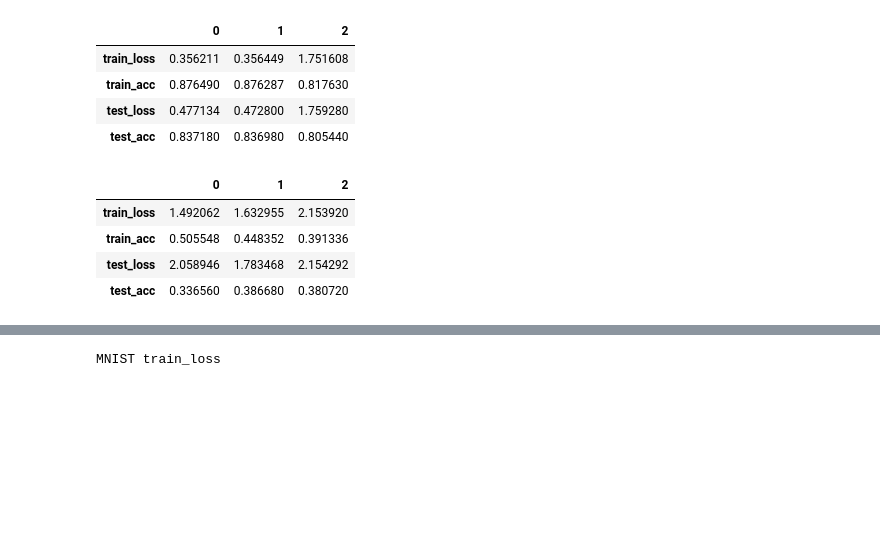
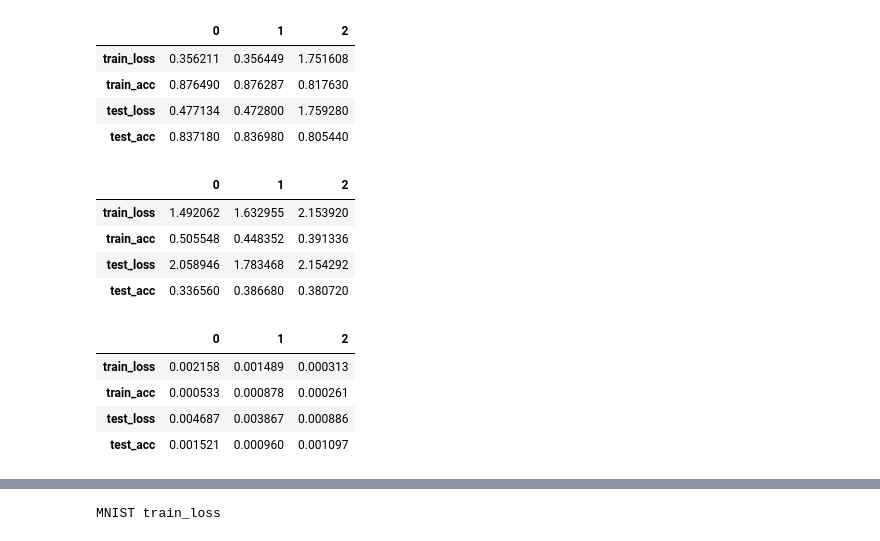
Before and after one commit to peiyong-addwater/Let-The-Quantum-Creep-In, a Jupyter notebook: notebooks/eqx/PlotEqxResults.ipynb, the cells around one changed output, grey strips where cells are left out. Drawn from its saved outputs; the diff is of its cells as text; code cells hidden in the pictures; blank space fills up the shorter version.

```diff
--- a/notebooks/eqx/PlotEqxResults.ipynb
+++ b/notebooks/eqx/PlotEqxResults.ipynb
@@ -135,3 +135,11 @@ laster_iter_avg_df['CIFAR10']
 | train_acc | 0.505548 | 0.448352 | 0.391336 |
 | test_loss | 2.058946 | 1.783468 | 2.154292 |
 | test_acc | 0.336560 | 0.386680 | 0.380720 |
+# %%
+laster_iter_std_df['MNIST']
+# %% [output]
+|  | 0 | 1 | 2 |
+| train_loss | 0.002158 | 0.001489 | 0.000313 |
+| train_acc | 0.000533 | 0.000878 | 0.000261 |
+| test_loss | 0.004687 | 0.003867 | 0.000886 |
+| test_acc | 0.001521 | 0.000960 | 0.001097 |
```
Also changed, not shown: parts of 2 cells of this notebook, 1 other file.
